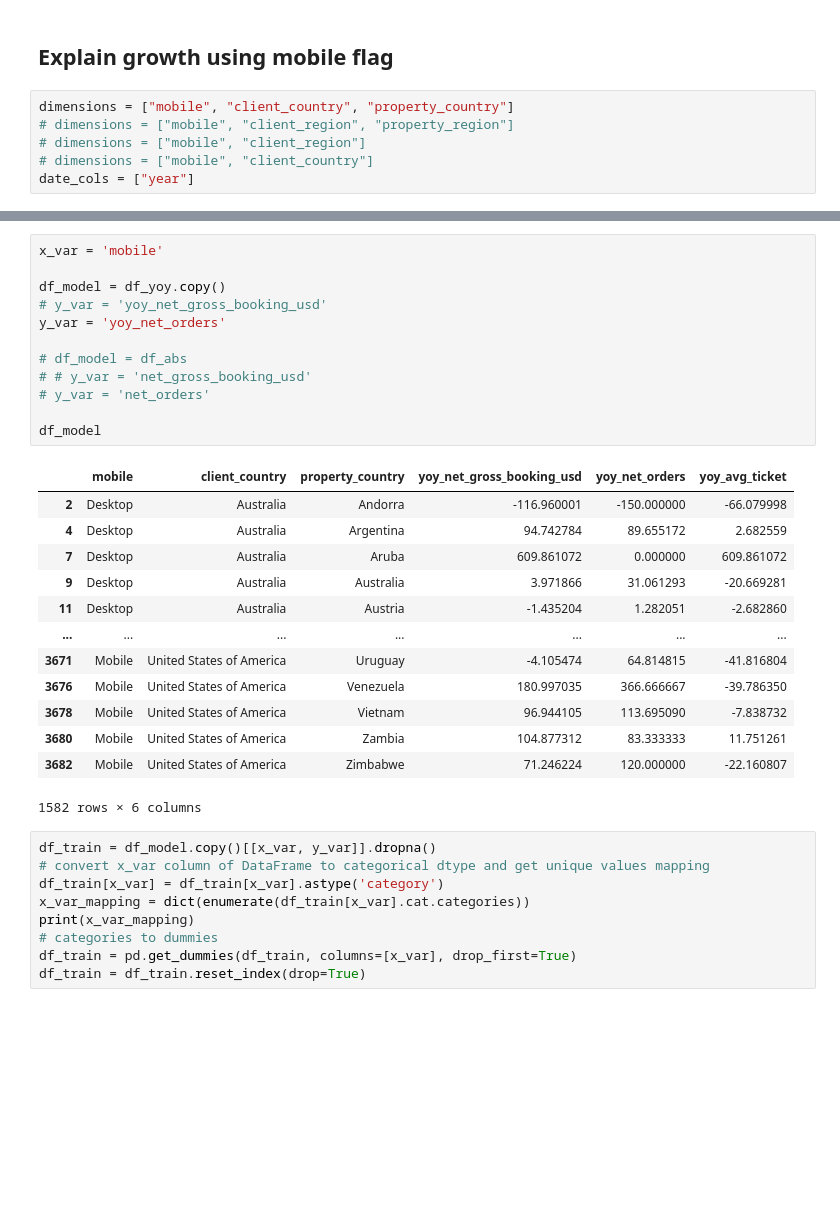
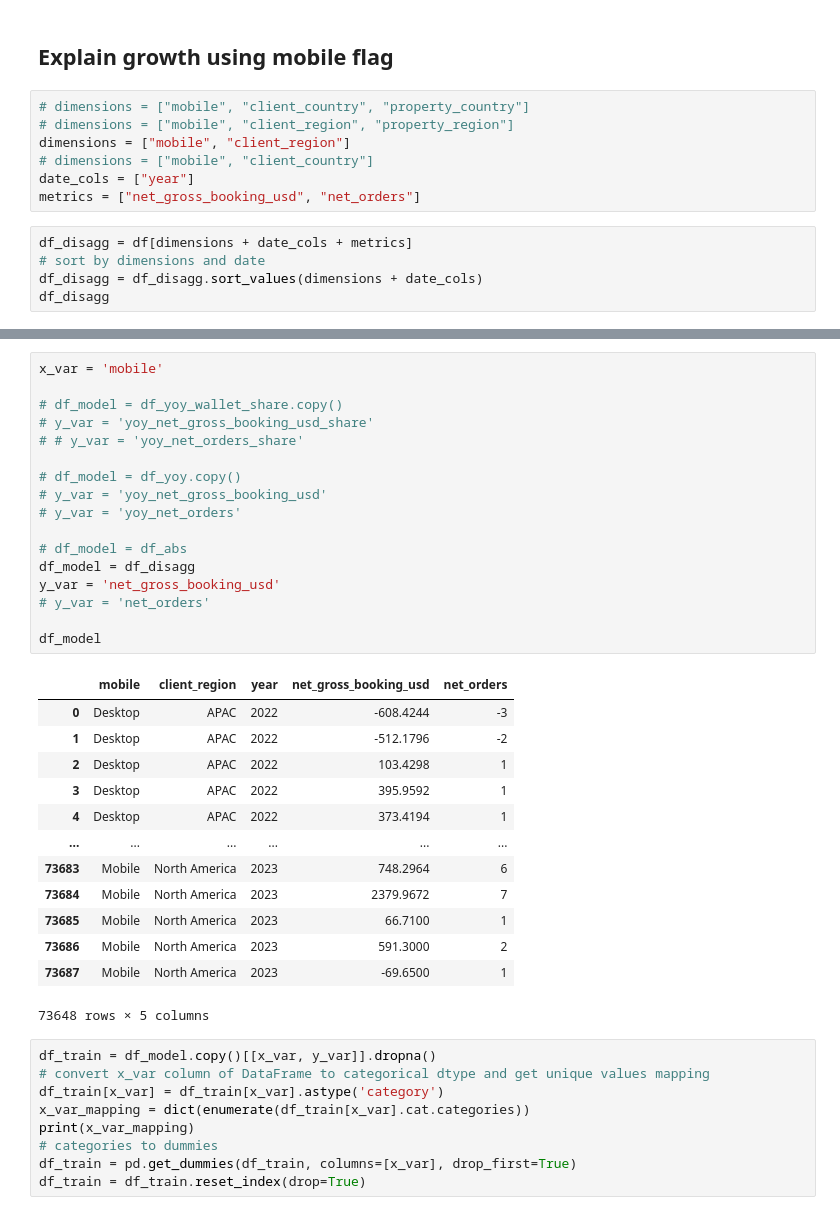
Before and after one commit to fontanads/analytics_case_202402, a Jupyter notebook: src/notebooks/mobile_analysis.ipynb, the cells around one changed output, grey strips where cells are left out. Drawn from its saved outputs; the diff is of its cells as text; blank space fills up the shorter version.

```diff
--- a/src/notebooks/mobile_analysis.ipynb
+++ b/src/notebooks/mobile_analysis.ipynb
@@ -600,8 +613,14 @@ sankey_tree_chart.plot()
 # %% [markdown]
 ## Explain growth using mobile flag
 # %%
-dimensions = ["mobile", "client_country", "property_country"]
+# dimensions = ["mobile", "client_country", "property_country"]
 # dimensions = ["mobile", "client_region", "property_region"]
-# dimensions = ["mobile", "client_region"]
+dimensions = ["mobile", "client_region"]
 # dimensions = ["mobile", "client_country"]
 date_cols = ["year"]
+metrics = ["net_gross_booking_usd", "net_orders"]
+# %%
+df_disagg = df[dimensions + date_cols + metrics]
+# sort by dimensions and date
+df_disagg = df_disagg.sort_values(dimensions + date_cols)
+df_disagg
@@ -660,29 +720,34 @@ None
 # %%
 x_var = 'mobile'
 
-df_model = df_yoy.copy()
+# df_model = df_yoy_wallet_share.copy()
+# y_var = 'yoy_net_gross_booking_usd_share'
+# # y_var = 'yoy_net_orders_share'
+
+# df_model = df_yoy.copy()
 # y_var = 'yoy_net_gross_booking_usd'
-y_var = 'yoy_net_orders'
+# y_var = 'yoy_net_orders'
 
 # df_model = df_abs
-# # y_var = 'net_gross_booking_usd'
+df_model = df_disagg
+y_var = 'net_gross_booking_usd'
 # y_var = 'net_orders'
 
 df_model
 # %% [output]
-|  | mobile | client_country | property_country | yoy_net_gross_booking_usd | yoy_net_orders | yoy_avg_ticket |
-| 2 | Desktop | Australia | Andorra | -116.960001 | -150.000000 | -66.079998 |
-| 4 | Desktop | Australia | Argentina | 94.742784 | 89.655172 | 2.682559 |
-| 7 | Desktop | Australia | Aruba | 609.861072 | 0.000000 | 609.861072 |
-| 9 | Desktop | Australia | Australia | 3.971866 | 31.061293 | -20.669281 |
-| 11 | Desktop | Australia | Austria | -1.435204 | 1.282051 | -2.682860 |
-| ... | ... | ... | ... | ... | ... | ... |
-| 3671 | Mobile | United States of America | Uruguay | -4.105474 | 64.814815 | -41.816804 |
-| 3676 | Mobile | United States of America | Venezuela | 180.997035 | 366.666667 | -39.786350 |
-| 3678 | Mobile | United States of America | Vietnam | 96.944105 | 113.695090 | -7.838732 |
-| 3680 | Mobile | United States of America | Zambia | 104.877312 | 83.333333 | 11.751261 |
-| 3682 | Mobile | United States of America | Zimbabwe | 71.246224 | 120.000000 | -22.160807 |
+|  | mobile | client_region | year | net_gross_booking_usd | net_orders |
+| 0 | Desktop | APAC | 2022 | -608.4244 | -3 |
+| 1 | Desktop | APAC | 2022 | -512.1796 | -2 |
+| 2 | Desktop | APAC | 2022 | 103.4298 | 1 |
+| 3 | Desktop | APAC | 2022 | 395.9592 | 1 |
+| 4 | Desktop | APAC | 2022 | 373.4194 | 1 |
+| ... | ... | ... | ... | ... | ... |
+| 73683 | Mobile | North America | 2023 | 748.2964 | 6 |
+| 73684 | Mobile | North America | 2023 | 2379.9672 | 7 |
+| 73685 | Mobile | North America | 2023 | 66.7100 | 1 |
+| 73686 | Mobile | North America | 2023 | 591.3000 | 2 |
+| 73687 | Mobile | North America | 2023 | -69.6500 | 1 |
-1582 rows × 6 columns
+73648 rows × 5 columns
 # %%
 df_train = df_model.copy()[[x_var, y_var]].dropna()
 # convert x_var column of DataFrame to categorical dtype and get unique values mapping
```
Also changed, not shown: parts of 16 cells of this notebook, 1 other file.
